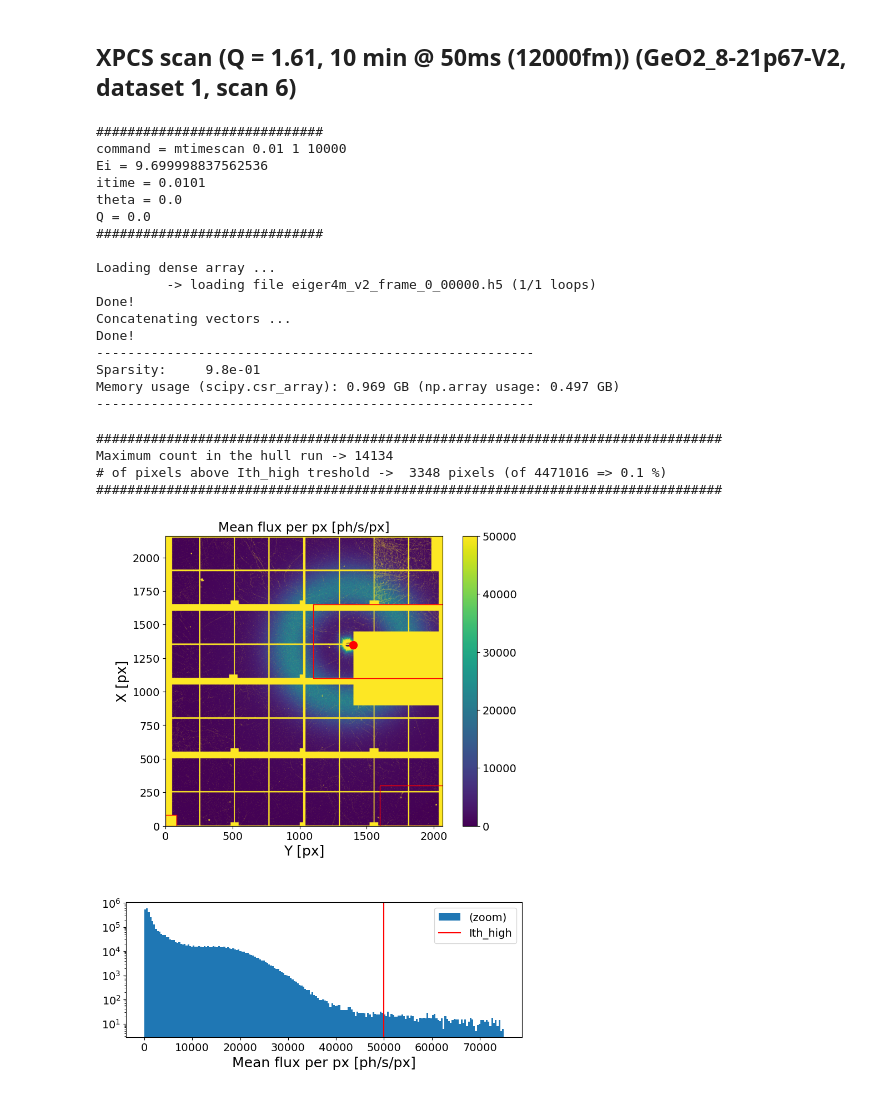
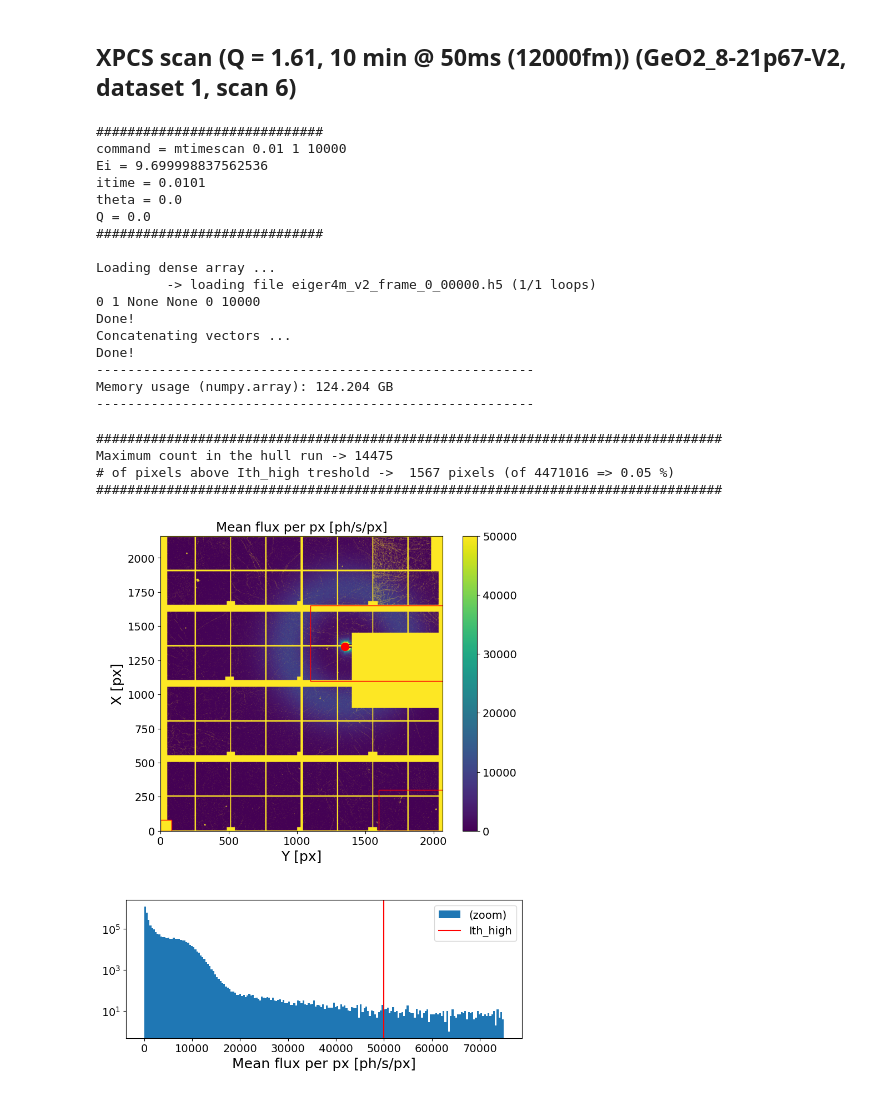
Before and after one commit to FabioBrugnara/HC6209, a Jupyter notebook: SCRIPTS/1) Vycor analysis.ipynb, the cells around one changed output. Saved outputs shown, nothing was run; the diff lists cells and outputs as text; code cells hidden in the pictures.

```diff
--- a/SCRIPTS/1) Vycor analysis.ipynb
+++ b/SCRIPTS/1) Vycor analysis.ipynb
@@ -32,7 +32,7 @@ import XPCS_tools as XPCS
 from XPCS_tools import E2lambda, lambda2E, theta2Q, Q2theta, decorelation_f
 importlib.reload(XPCS)
 XPCS.set_beamline('ID10')
-XPCS.set_expvar(Nx//2, Ny//2, 7)
+XPCS.set_expvar(1350, 1350, 7)
 
 import COSMICRAY_tools as COSMIC
 importlib.reload(COSMIC)
@@ -55,13 +55,6 @@ plt.tight_layout(); plt.show()
 [figure]
 # %% [markdown]
 ## XPCS scan (Q = 1.61, 10 min @ 50ms (12000fm)) (GeO2_8-21p67-V2, dataset 1, scan 6)
-# %%
-importlib.reload(ID10)
-ID10.set_version('v2')
-
-importlib.reload(XPCS)
-XPCS.set_beamline('ID10')
-XPCS.set_expvar(Nx//2, Ny//2, 7)
 # %%
 #######################################
 sample_name = 'vycor'
@@ -85,8 +78,8 @@ print('theta =', theta)
 print('Q =', Q)
 print('#############################\n')
 
-Nfi, Nff = 30, 70
-e4m_data = ID10.load_dense_e4m(raw_folder, sample_name, Ndataset, Nscan, Nfi=Nfi, Nff=Nff,  n_jobs=1, mask=load_mask, tosparse=True)
+Nfi, Nff = None, None
+e4m_data = ID10.load_dense_e4m(raw_folder, sample_name, Ndataset, Nscan, Nfi=Nfi, Nff=Nff,  n_jobs=1, load_mask=load_mask, tosparse=False)
 # %% [output]
 #############################
 command = mtimescan 0.01 1 10000
@@ -98,25 +91,25 @@ Q = 0.0
 
 Loading dense array ...
          -> loading file eiger4m_v2_frame_0_00000.h5 (1/1 loops)
+0 1 None None 0 10000
 Done!
 Concatenating vectors ...
 Done!
 --------------------------------------------------------
-Sparsity:     9.8e-01
-Memory usage (scipy.csr_array): 0.969 GB (np.array usage: 0.497 GB)
+Memory usage (numpy.array): 124.204 GB
 --------------------------------------------------------
 # %%
 geom = [{'geom':'Rectangle', 'x0':1100, 'y0':1100, 'xl':550, 'yl':1950, 'inside':False},
         {'geom':'Rectangle', 'x0':0, 'y0':0, 'xl':80, 'yl':80, 'inside':False},
         {'geom':'Rectangle', 'x0':0, 'y0':1600, 'xl':300, 'yl':2000, 'inside':False}
         ]
-XPCS.set_expvar(1350, 1400, 7)
+XPCS.set_expvar(1350, 1350, 7)
 
 XPCS.gen_plots4mask(e4m_data, itime, mask = load_mask,Ith_high=50000, Nff=3, mask_geom=geom,)
 # %% [output]
 ################################################################################
-Maximum count in the hull run -> 14134
-# of pixels above Ith_high treshold ->  3348 pixels (of 4471016 => 0.1 %)
+Maximum count in the hull run -> 14475
+# of pixels above Ith_high treshold ->  1567 pixels (of 4471016 => 0.05 %)
 ################################################################################
-[figure, old version]
+[figure, new version]
 # %%
```
Also changed, not shown: parts of 5 cells of this notebook, 4 other files.
